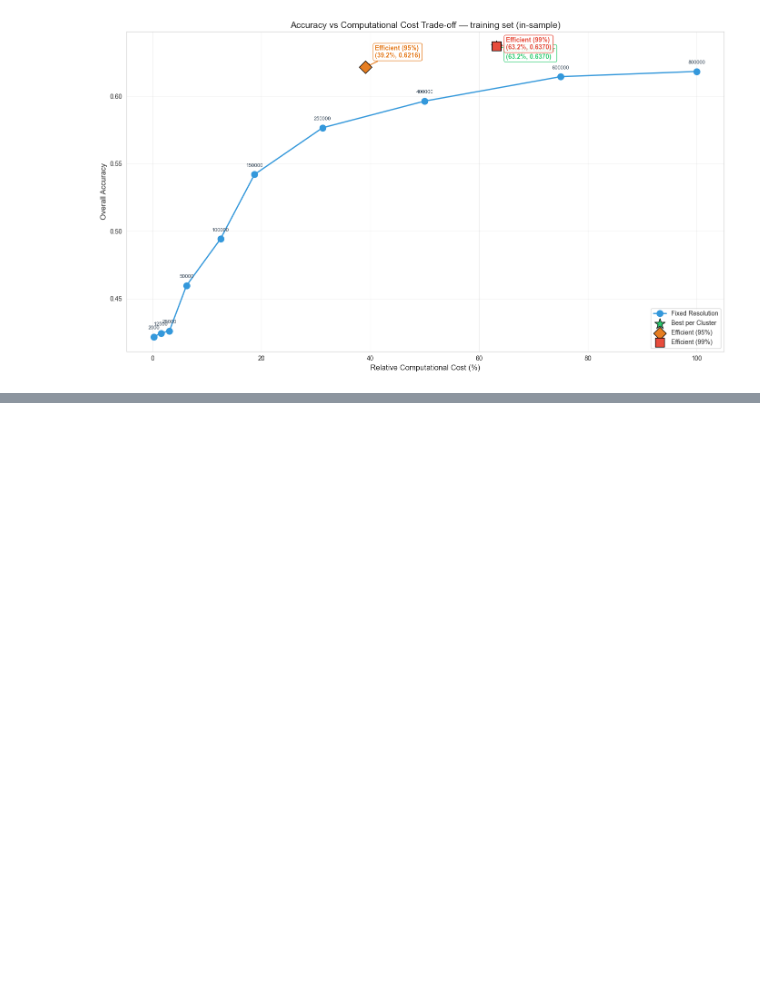
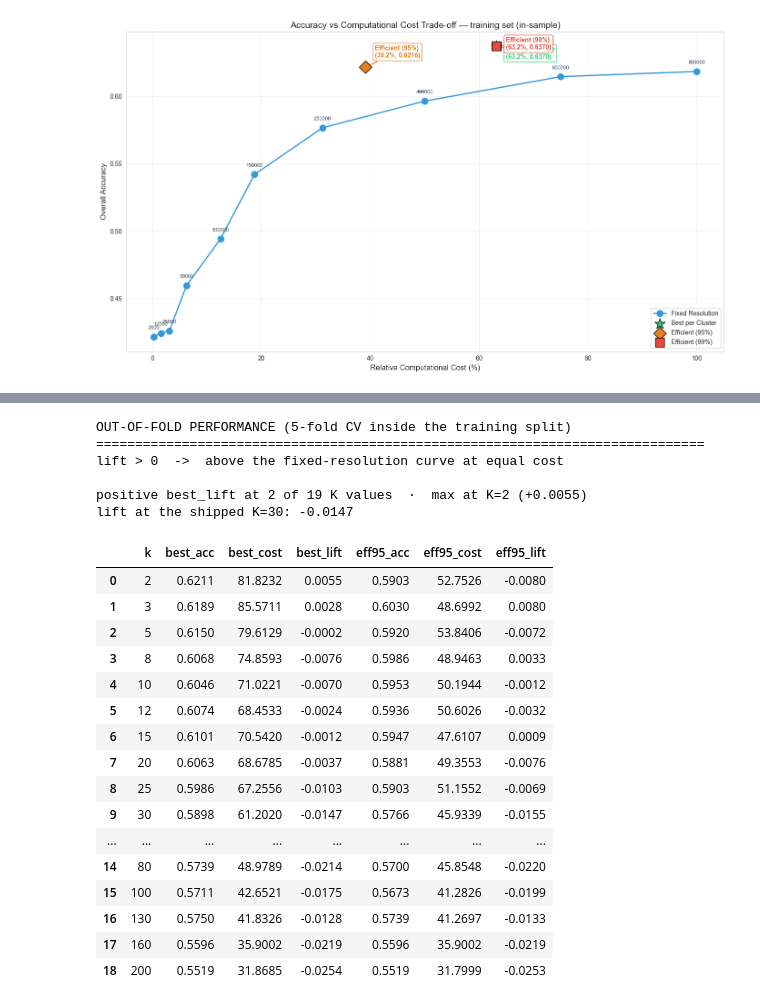
Before and after one commit to Andrew1302/scale-wise-optimizer, a Jupyter notebook: clustering/training/clustering_production.ipynb, the cells around one changed output, grey strips where cells are left out. Drawn from its saved outputs; the diff is of its cells as text; code cells hidden in the pictures; blank space fills up the shorter version.

```diff
--- a/clustering/training/clustering_production.ipynb
+++ b/clustering/training/clustering_production.ipynb
@@ -611,0 +795,49 @@ plt.show()
+# %%
+# ── Q3 · Which K actually predicts the required resolution? ──────────────────
+if RECOMPUTE:
+    rows = []
+    for k in KS_CV:
+        o = _oof(k, RANDOM_STATE)
+        rows.append({'k': k,
+                     'best_acc': o['best'][0],  'best_cost': o['best'][1],  'best_lift': o['best'][2],
+                     'eff95_acc': o['eff95'][0], 'eff95_cost': o['eff95'][1], 'eff95_lift': o['eff95'][2]})
+    df_cv = pd.DataFrame(rows)
+    df_cv.to_csv(DIAG_CV, index=False)
+else:
+    df_cv = pd.read_csv(DIAG_CV)
+
+df_cv = df_cv.sort_values('k').reset_index(drop=True)
+
+print('OUT-OF-FOLD PERFORMANCE (5-fold CV inside the training split)')
+print('=' * 78)
+print('lift > 0  ->  above the fixed-resolution curve at equal cost')
+print(f"\npositive best_lift at {(df_cv.best_lift > 0).sum()} of {len(df_cv)} K values"
+      f"  ·  max at K={df_cv.loc[df_cv.best_lift.idxmax(), 'k']:.0f}"
+      f" ({df_cv.best_lift.max():+.4f})")
+print(f"lift at the shipped K={OPTIMAL_K}: "
+      f"{df_cv.loc[df_cv.k == OPTIMAL_K, 'best_lift'].iloc[0]:+.4f}\n")
+display(df_cv.round(4))
+# %% [output]
+OUT-OF-FOLD PERFORMANCE (5-fold CV inside the training split)
+==============================================================================
+lift > 0  ->  above the fixed-resolution curve at equal cost
+
+positive best_lift at 2 of 19 K values  ·  max at K=2 (+0.0055)
+lift at the shipped K=30: -0.0147
+|  | k | best_acc | best_cost | best_lift | eff95_acc | eff95_cost | eff95_lift |
+| 0 | 2 | 0.6211 | 81.8232 | 0.0055 | 0.5903 | 52.7526 | -0.0080 |
+| 1 | 3 | 0.6189 | 85.5711 | 0.0028 | 0.6030 | 48.6992 | 0.0080 |
+| 2 | 5 | 0.6150 | 79.6129 | -0.0002 | 0.5920 | 53.8406 | -0.0072 |
+| 3 | 8 | 0.6068 | 74.8593 | -0.0076 | 0.5986 | 48.9463 | 0.0033 |
+| 4 | 10 | 0.6046 | 71.0221 | -0.0070 | 0.5953 | 50.1944 | -0.0012 |
+| 5 | 12 | 0.6074 | 68.4533 | -0.0024 | 0.5936 | 50.6026 | -0.0032 |
+| 6 | 15 | 0.6101 | 70.5420 | -0.0012 | 0.5947 | 47.6107 | 0.0009 |
+| 7 | 20 | 0.6063 | 68.6785 | -0.0037 | 0.5881 | 49.3553 | -0.0076 |
+| 8 | 25 | 0.5986 | 67.2556 | -0.0103 | 0.5903 | 51.1552 | -0.0069 |
+| 9 | 30 | 0.5898 | 61.2020 | -0.0147 | 0.5766 | 45.9339 | -0.0155 |
+| ... | ... | ... | ... | ... | ... | ... | ... |
+| 14 | 80 | 0.5739 | 48.9789 | -0.0214 | 0.5700 | 45.8548 | -0.0220 |
+| 15 | 100 | 0.5711 | 42.6521 | -0.0175 | 0.5673 | 41.2826 | -0.0199 |
+| 16 | 130 | 0.5750 | 41.8326 | -0.0128 | 0.5739 | 41.2697 | -0.0133 |
+| 17 | 160 | 0.5596 | 35.9002 | -0.0219 | 0.5596 | 35.9002 | -0.0219 |
+| 18 | 200 | 0.5519 | 31.8685 | -0.0254 | 0.5519 | 31.7999 | -0.0253 |
```
Also changed, not shown: parts of 9 cells of this notebook, 4 other files.
